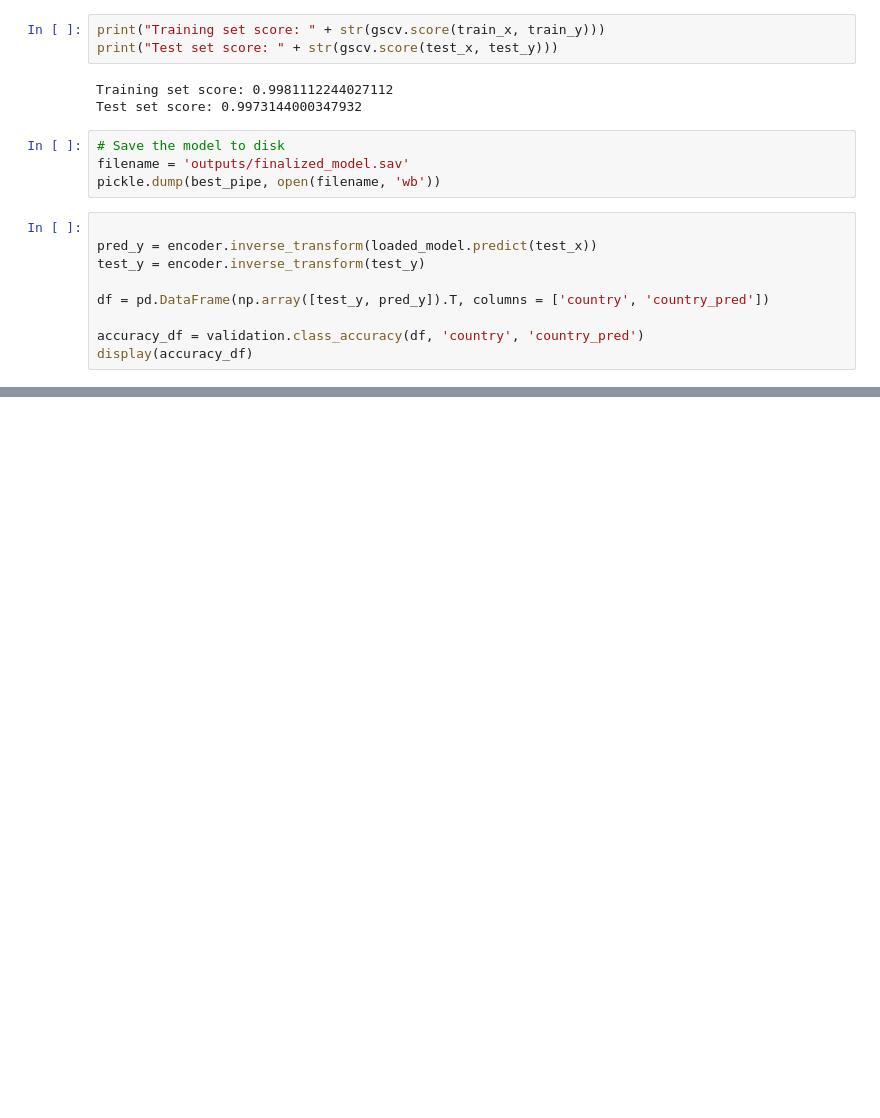
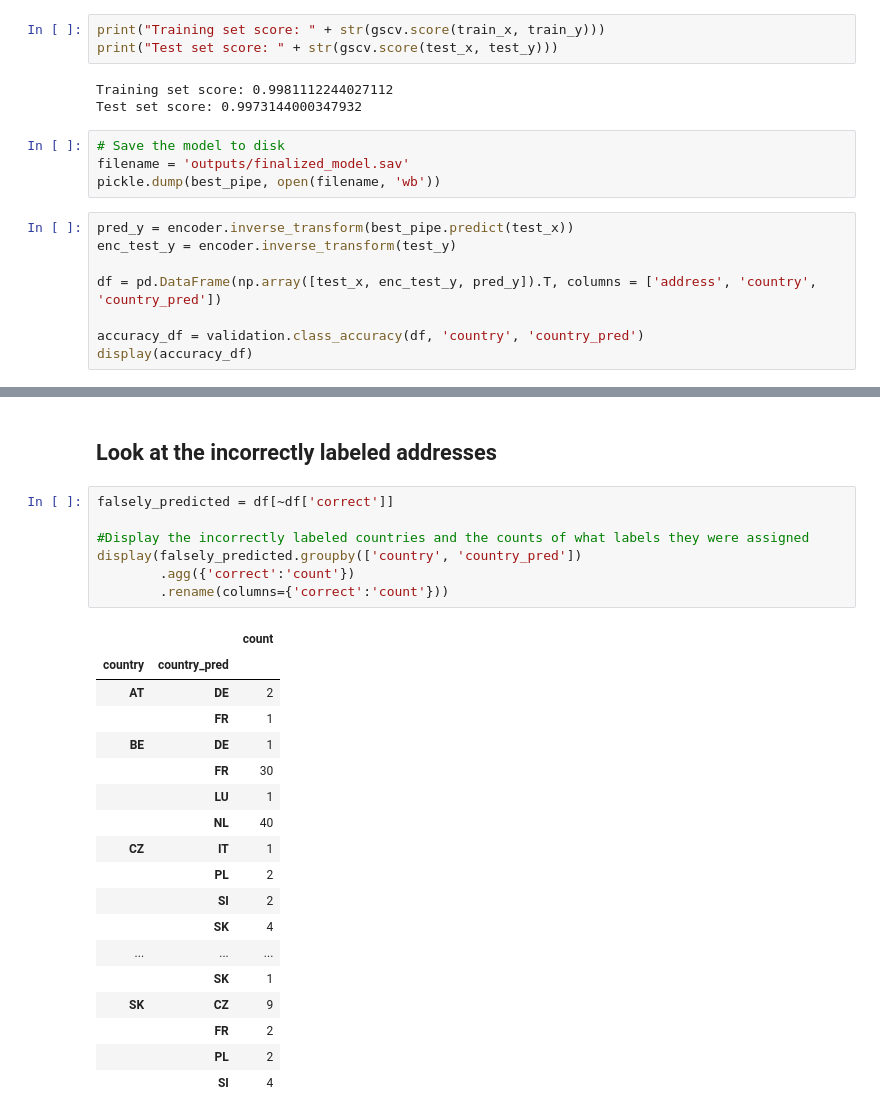
Before and after one commit to cjbaxt/textkernel, a Jupyter notebook: address_classification/address_classification.ipynb, the cells around one changed output, grey strips where cells are left out. Saved outputs shown, nothing was run; the diff lists cells and outputs as text; blank space fills up the shorter version.

```diff
--- a/address_classification/address_classification.ipynb
+++ b/address_classification/address_classification.ipynb
@@ -271,11 +292,10 @@ Test set score: 0.9973144000347932
 filename = 'outputs/finalized_model.sav'
 pickle.dump(best_pipe, open(filename, 'wb'))
 # %%
+pred_y = encoder.inverse_transform(best_pipe.predict(test_x))
+enc_test_y = encoder.inverse_transform(test_y)
 
-pred_y = encoder.inverse_transform(loaded_model.predict(test_x))
-test_y = encoder.inverse_transform(test_y)
-
-df = pd.DataFrame(np.array([test_y, pred_y]).T, columns = ['country', 'country_pred'])
+df = pd.DataFrame(np.array([test_x, enc_test_y, pred_y]).T, columns = ['address', 'country', 'country_pred'])
 
 accuracy_df = validation.class_accuracy(df, 'country', 'country_pred')
 display(accuracy_df)
@@ -320,0 +319,28 @@ display(accuracy_df)
+# %% [markdown]
+## Look at the incorrectly labeled addresses
+# %%
+falsely_predicted = df[~df['correct']]
+
+#Display the incorrectly labeled countries and the counts of what labels they were assigned
+display(falsely_predicted.groupby(['country', 'country_pred'])
+        .agg({'correct':'count'})
+        .rename(columns={'correct':'count'}))
+# %% [output]
+|  |  | count |
+| country | country_pred |  |
+| AT | DE | 2 |
+|  | FR | 1 |
+| BE | DE | 1 |
+|  | FR | 30 |
+|  | LU | 1 |
+|  | NL | 40 |
+| CZ | IT | 1 |
+|  | PL | 2 |
+|  | SI | 2 |
+|  | SK | 4 |
+| ... | ... | ... |
+|  | SK | 1 |
+| SK | CZ | 9 |
+|  | FR | 2 |
+|  | PL | 2 |
+|  | SI | 4 |
```
Also changed, not shown: parts of 10 cells of this notebook, 6 other files.
